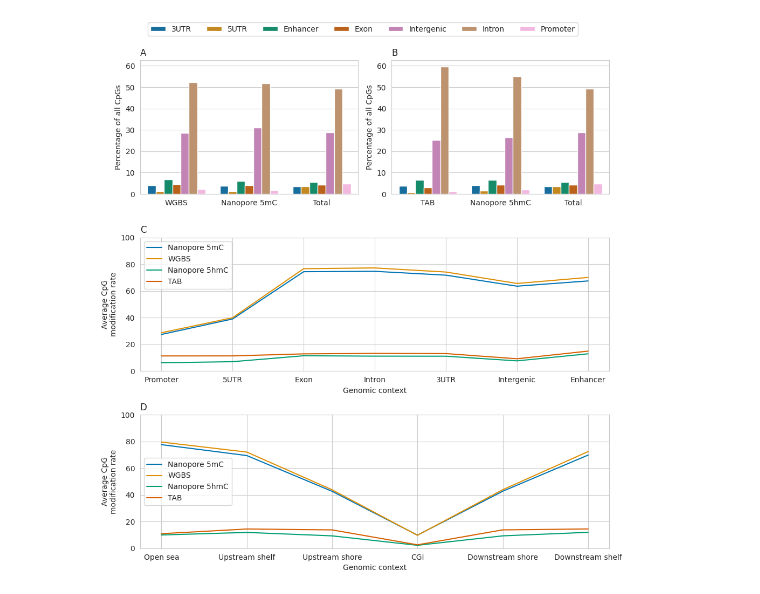
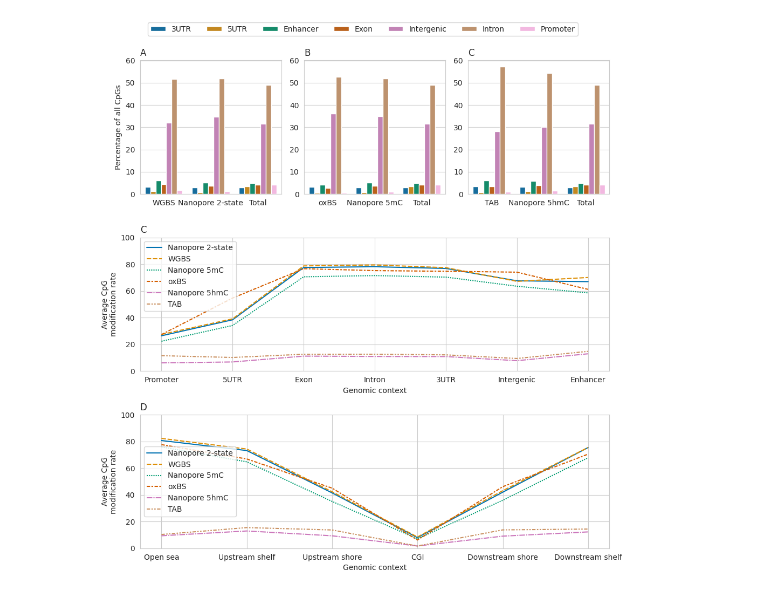
Before and after one commit to DominicOH/Analysis-of-nanopore-epigenetic-sequencing, a Jupyter notebook: Feature_enrichment_analysis_fig4ALT.ipynb, the cells around one changed output. Drawn from its saved outputs; the diff is of its cells as text; code cells hidden in the pictures.

```diff
--- a/Feature_enrichment_analysis_fig4ALT.ipynb
+++ b/Feature_enrichment_analysis_fig4ALT.ipynb
@@ -68,12 +73,15 @@ union_df = BedTool.intersect(
         )
 union_df["method"] = "Total"
 # %%
-mc_genic_df = makeIntersect(pd.concat([nano_mc_df, wgbs_df]), ref_features)
+twoMod_genic_df = makeIntersect(pd.concat([nano_2mod_df, wgbs_df]), ref_features)
+mc_genic_df = makeIntersect(pd.concat([nano_mc_df, oxbs_df]), ref_features)
 hmc_genic_df = makeIntersect(pd.concat([nano_hmc_df, tab_df]), ref_features)
 # %%
+twoMod_count_df = tallyModFeatures(pd.concat([twoMod_genic_df.loc[twoMod_genic_df["percentMeth"] > 0], union_df]))
 mc_count_df = tallyModFeatures(pd.concat([mc_genic_df.loc[mc_genic_df["percentMeth"] > 0], union_df]))
 hmc_count_df = tallyModFeatures(pd.concat([hmc_genic_df.loc[hmc_genic_df["percentMeth"] > 0], union_df]))
 
-mc_count_df["method"] = pd.Categorical(mc_count_df["method"], ["WGBS", "Nanopore 5mC", "Total"])
+twoMod_count_df["method"] = pd.Categorical(twoMod_count_df["method"], ["WGBS", "Nanopore 2-state", "Total"])
+mc_count_df["method"] = pd.Categorical(mc_count_df["method"], ["oxBS", "Nanopore 5mC", "Total"])
 hmc_count_df["method"] = pd.Categorical(hmc_count_df["method"], ["TAB", "Nanopore 5hmC", "Total"])
 # %%
@@ -84,16 +95,22 @@ gene_df = pd.concat([mc_count_line_df, hmc_count_line_df])
 
 gene_df["feature_type"] = pd.Categorical(gene_df["feature_type"], ["Promoter", "5UTR", "Exon", "Intron", "3UTR", "Intergenic", "Enhancer"])
 # %%
-mc_cgi = makeIntersect(
-    pd.concat([nano_mc_df, wgbs_df]), cgi_features).groupby(
+twoMod_cgi = makeIntersect(
+    pd.concat([nano_2mod_df, wgbs_df]), cgi_features).groupby(
     ["feature_name", "feature_type", "method"])["percentMeth"].mean().reset_index().groupby(
     ["feature_type", "method"])["percentMeth"].mean().reset_index()
+
+mc_cgi = makeIntersect(
+    pd.concat([nano_mc_df, oxbs_df]), cgi_features).groupby(
+    ["feature_name", "feature_type", "method"])["percentMeth"].mean().reset_index().groupby(
+    ["feature_type", "method"])["percentMeth"].mean().reset_index()
+
 hmc_cgi_df = makeIntersect(
     pd.concat([nano_hmc_df, tab_df]), cgi_features).groupby(
     ["feature_name", "feature_type", "method"])["percentMeth"].mean().reset_index().groupby(
     ["feature_type", "method"])["percentMeth"].mean().reset_index()
 
-cgi_df = pd.concat([mc_cgi, hmc_cgi_df])
+cgi_df = pd.concat([twoMod_cgi, mc_cgi, hmc_cgi_df])
 cgi_df["feature_type"] = pd.Categorical(cgi_df["feature_type"], ["Open sea", "Upstream shelf", "Upstream shore", "CGI", "Downstream shore", "Downstream shelf"])
 # %%
 import seaborn as sns
@@ -101,47 +118,57 @@ import matplotlib.pyplot as plt
 from matplotlib.gridspec import GridSpec
 import numpy as np
 
 sns.set_style("whitegrid")
 sns.set_palette("colorblind")
 
 fig = plt.figure(figsize=(10, 10))
-gs = GridSpec(3, 2, fig)
+gs = GridSpec(3, 3, fig)
 
 ax1 = fig.add_subplot(gs[0, 0])
-sns.barplot(mc_count_df, x="method", y="method_percentage", hue="feature_type", ax=ax1)
+sns.barplot(twoMod_count_df, x="method", y="method_percentage", hue="feature_type", ax=ax1)
 ax1.set_title("A", loc="left")
 ax1.get_legend().remove()
 ax1.set_xlabel(None)
 ax1.set_ylabel("Percentage of all CpGs")
 ax1.set_yticks(np.arange(0, 0.7, 0.1), labels=np.arange(0, 70, 10))
 
 ax2 = fig.add_subplot(gs[0, 1], sharey=ax1)
-sns.barplot(hmc_count_df, x="method", y="method_percentage", hue="feature_type", ax=ax2)
+sns.barplot(mc_count_df, x="method", y="method_percentage", hue="feature_type", ax=ax2)
 ax2.set_title("B", loc="left")
+ax2.set_ylabel(None)
 ax2.get_legend().remove()
 ax2.set_xlabel(None)
-ax2.set_ylabel("Percentage of all CpGs")
+#ax2.set_ylabel("Percentage of all CpGs")
 ax2.set_yticks(np.arange(0, 0.7, 0.1), labels=np.arange(0, 70, 10))
+
+ax3 = fig.add_subplot(gs[0, 2], sharey=ax1)
+sns.barplot(hmc_count_df, x="method", y="method_percentage", hue="feature_type", ax=ax3)
+ax3.set_title("C", loc="left")
+ax3.set_ylabel(None)
+ax3.get_legend().remove()
+ax3.set_xlabel(None)
+#ax3.set_ylabel("Percentage of all CpGs")
+ax3.set_yticks(np.arange(0, 0.7, 0.1), labels=np.arange(0, 70, 10))
 
 handles, labels = ax1.get_legend_handles_labels()
 plt.figlegend(handles, labels, "upper center", ncols=7, bbox_to_anchor=(0.5, 1.04))
 
-ax5 = fig.add_subplot(gs[1, :])
-sns.lineplot(gene_df, x="feature_type", y="percentMeth", hue="method", ax=ax5)
+ax4 = fig.add_subplot(gs[1, :])
+sns.lineplot(gene_df, x="feature_type", y="percentMeth", hue="method", ax=ax4, style="method")
+ax4.set_ylim(0, 100)
+ax4.set_xlabel("Genomic context")
+ax4.set_ylabel("Average CpG\nmodification rate")
+sns.move_legend(ax4, "upper left", title=None)
+ax4.set_title("C", loc="left")
+
+ax5 = fig.add_subplot(gs[2, :])
+sns.lineplot(cgi_df, x="feature_type", y="percentMeth", hue="method", ax=ax5, style="method")
 ax5.set_ylim(0, 100)
 ax5.set_xlabel("Genomic context")
 ax5.set_ylabel("Average CpG\nmodification rate")
-sns.move_legend(ax5, "upper left", title=None)
-ax5.set_title("C", loc="left")
-
-ax6 = fig.add_subplot(gs[2, :])
-sns.lineplot(cgi_df, x="feature_type", y="percentMeth", hue="method", ax=ax6)
-ax6.set_ylim(0, 100)
-ax6.set_xlabel("Genomic context")
-ax6.set_ylabel("Average CpG\nmodification rate")
-sns.move_legend(ax6, "center left", title=None)
-ax6.set_title("D", loc="left")
+sns.move_legend(ax5, "center left", title=None)
+ax5.set_title("D", loc="left")
 
 fig.tight_layout()
 # %% [output]
-[figure, old version]
+[figure, new version]
```
Also changed, not shown: parts of 5 cells of this notebook, 1 other file.
